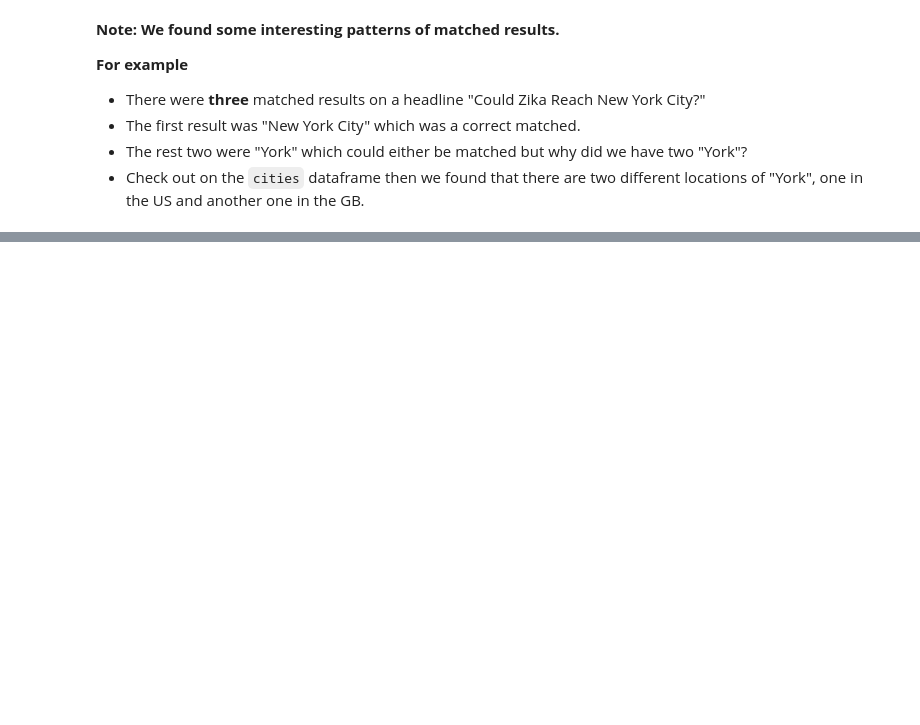
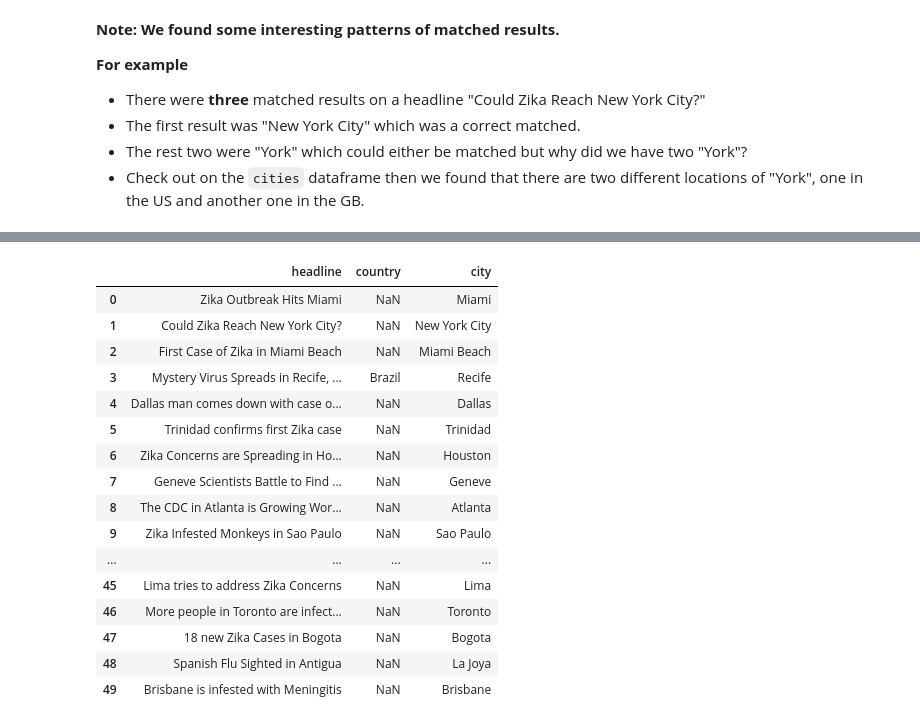
Before and after one commit to nutthawootp/Manning_liveProject, a Jupyter notebook: 1. Extracting City and Country Information from News Headlines.ipynb, the cells around one changed output, grey strips where cells are left out. Saved outputs shown, nothing was run; the diff lists cells and outputs as text; code cells hidden in the pictures; blank space fills up the shorter version.

```diff
--- a/1. Extracting City and Country Information from News Headlines.ipynb
+++ b/1. Extracting City and Country Information from News Headlines.ipynb
@@ -468,0 +421,41 @@ memory usage: 15.4+ KB
+# %%
+#  Add city column to df dataframe
+df = df.join(matched_cities_uniq[['city']])
+
+# Manually fill the nulls in city column.
+for i in df[df.city.isnull()].index:
+    df.loc[i,'city'] = 'Cebu ' #<<<  Zika infects pregnant woman in Cebu
+    df.loc[i,'city'] = 'Antigua ' #<<<  Spanish Flu Sighted in Antigua
+    df.loc[i,'city'] = 'Rio De Janeiro' #<<<  Carnival under threat in Rio De Janeiro due to Zika outbreak
+    df.loc[i,'city'] = 'Oton' #<<<  Zika case reported in Oton
+    df.loc[i,'city'] = 'Maka' #<<<  Maka City Experiences Influenza Outbreak
+    df.loc[i,'city'] = 'Mcallen' #<<<  More Zika patients reported in Mcallen
+    df.loc[i,'city'] = 'Mclean' #<<<  More people in Mclean are infected with Hepatitis A every year
+    df.loc[i,'city'] = 'Sussex' #<<<  Malaria Exposure in Sussex
+    df.loc[i,'city'] = 'Greenwich' #<<<  Greenwich Establishes Zika Task Force
+    df.loc[i,'city'] = 'Yulee' #<<<  Yulee takes a hit from Spreading Sickness
+    df.loc[i,'city'] = 'Boucau' #<<<  More people in Boucau are infected with HIV every year
+    df.loc[i,'city'] = 'Manhasset' #<<<  Bronchitis Outbreak in Manhasset
+    df.loc[i,'city'] = 'Padre Las Casas' #<<<  Zika Troubles come to Padre Las Casas
+    df.loc[i,'city'] = 'Destin' #<<<  Outbreak of Zika in Destin
+    df.loc[i,'city'] = 'Gympie' #<<<  Gympie Patient in Critical Condition after Contracting Chlamydia
+    df.loc[i,'city'] = 'Druid Hills' #<<<  Spike of Meningitis Cases in Druid Hills
+    df.loc[i,'city'] = 'Magnolia' #<<<  More Patients in Magnolia are Getting Diagnosed with Malaria
+    df.loc[i,'city'] = 'Penal' #<<<  Rumors about Syphilis spreading in Penal have been refuted
+    df.loc[i,'city'] = 'Lisbon' #<<<  Spanish Flu Outbreak in Lisbon
+    df.loc[i,'city'] = 'Madrid' #<<<  Spanish Flu Spreading through Madrid
+    df.loc[i,'city'] = 'Belvoir' #<<<  Fort Belvoir tests new cure for Hepatitis C
+    df.loc[i,'city'] = 'Oak Brook' #<<<  More people in Oak Brook are infected with Respiratory Syncytial Virus every year
+    df.loc[i,'city'] = 'Hutchins' #<<<  Outbreak of Zika in Hutchins
+    df.loc[i,'city'] = 'Longwood' #<<<  Longwood volunteers spreading Zika awareness
+    df.loc[i,'city'] = 'Quixere' #<<<  Zika symptoms spotted in Quixere
+    df.loc[i,'city'] = 'Davos' #<<<  Measles Hits Davos
+    df.loc[i,'city'] = 'Morehead City' #<<<  Spike of Hepatitis E Cases in Morehead City
+    df.loc[i,'city'] = 'Alvorad' #<<<  Outbreak of Zika in Alvorada
+    df.loc[i,'city'] = 'Dangriga' #<<<  Zika arrives in Dangriga
+    df.loc[i,'city'] = 'Maynard' #<<<  More Patients in Maynard are Getting Diagnosed with Syphilis
+    df.loc[i,'city'] = 'Antioquia' #<<<  Zika case reported in Antioquia
+    df.loc[i,'city'] = 'Pismo Beach' #<<<  Chikungunya has not Left Pismo Beach
+    df.loc[i,'city'] = 'La Joya' #<<<  Zika spreads to La Joya
+#     print("df.loc[i,'city'] = '' #<<< ",df.loc[i,'headline'] ,"\n")
+df.info()
@@ -468,0 +473,20 @@ memory usage: 15.4+ KB
+# %%
+df.head(50)
+# %% [output]
+|  | headline | country | city |
+| 0 | Zika Outbreak Hits Miami | NaN | Miami |
+| 1 | Could Zika Reach New York City? | NaN | New York City |
+| 2 | First Case of Zika in Miami Beach | NaN | Miami Beach |
+| 3 | Mystery Virus Spreads in Recife, ... | Brazil | Recife |
+| 4 | Dallas man comes down with case o... | NaN | Dallas |
+| 5 | Trinidad confirms first Zika case | NaN | Trinidad |
+| 6 | Zika Concerns are Spreading in Ho... | NaN | Houston |
+| 7 | Geneve Scientists Battle to Find ... | NaN | Geneve |
+| 8 | The CDC in Atlanta is Growing Wor... | NaN | Atlanta |
+| 9 | Zika Infested Monkeys in Sao Paulo | NaN | Sao Paulo |
+| ... | ... | ... | ... |
+| 45 | Lima tries to address Zika Concerns | NaN | Lima |
+| 46 | More people in Toronto are infect... | NaN | Toronto |
+| 47 | 18 new Zika Cases in Bogota | NaN | Bogota |
+| 48 | Spanish Flu Sighted in Antigua | NaN | La Joya |
+| 49 | Brisbane is infested with Meningitis | NaN | Brisbane |
```
Also changed, not shown: parts of 18 cells of this notebook.
